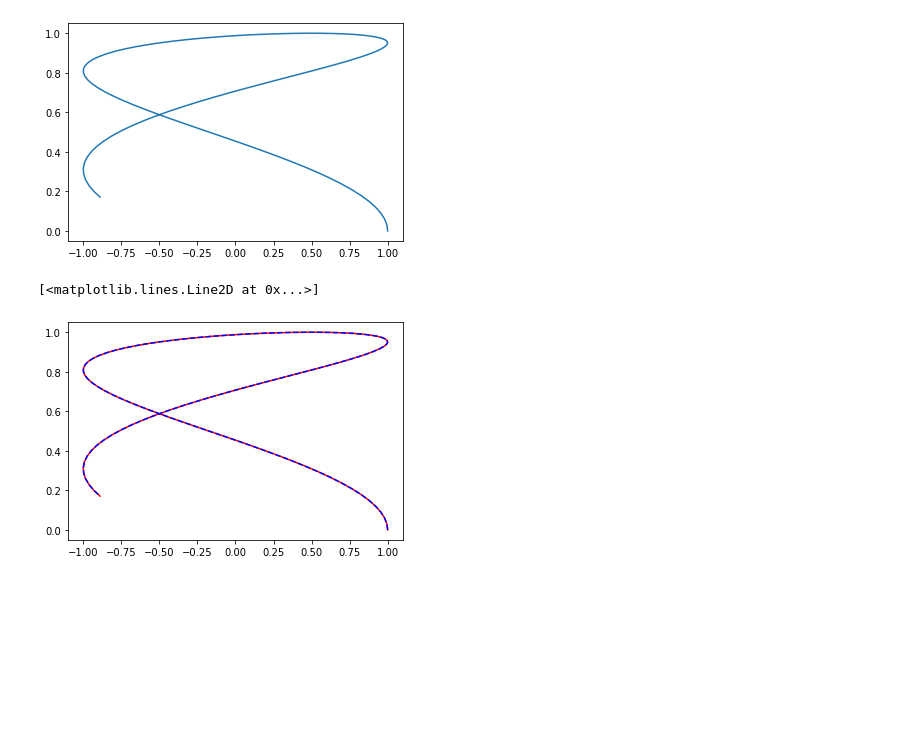
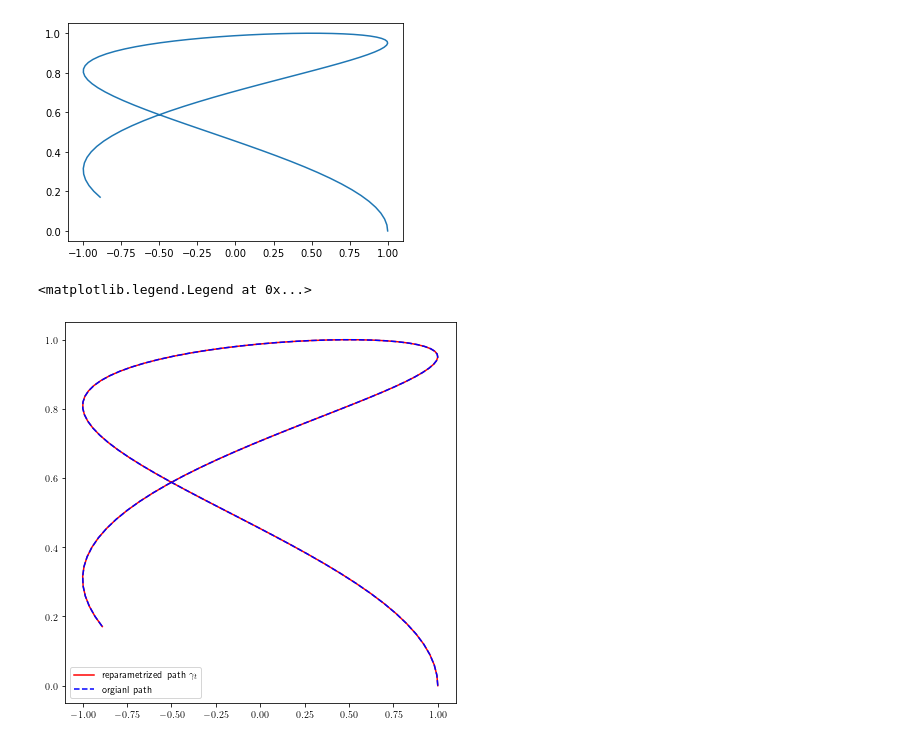
Before and after one commit to Shenyishenyi/Signature-Machine-Learning, a Jupyter notebook: Machine_test.ipynb, the cells around one changed output. Saved outputs shown, nothing was run; the diff lists cells and outputs as text; code cells hidden in the pictures; blank space fills up the shorter version.

```diff
--- a/Machine_test.ipynb
+++ b/Machine_test.ipynb
@@ -1,6 +1,8 @@
 # %%
 import numpy as np
 import matplotlib.pyplot as plt
+import matplotlib
+matplotlib.rcParams["text.usetex"]=True
 # %%
 gap=np.arange(0,1,0.01)
 x=np.cos(10*gap)
@@ -12,9 +14,11 @@ plt.plot(x,y)
 # %%
 
 x_reparmetrized=np.cos(10*gap)
 y_reparametrized=np.sin(3*gap)
-plt.plot(x_reparmetrized,y_reparametrized,color="r",linestyle="-")
-plt.plot(x,y,color="b",linestyle="--")
+plt.figure(figsize=(7,7))
+plt.plot(x_reparmetrized,y_reparametrized,color="r",linestyle="-",label=r"reparametrized path $\gamma _t$")
+plt.plot(x,y,color="b",linestyle="--",label="orgianl path")
+plt.legend(loc="lower left")
 # %% [output]
-[<matplotlib.lines.Line2D at 0x...>]
+<matplotlib.legend.Legend at 0x...>
-[figure, old version]
+[figure, new version]
```
